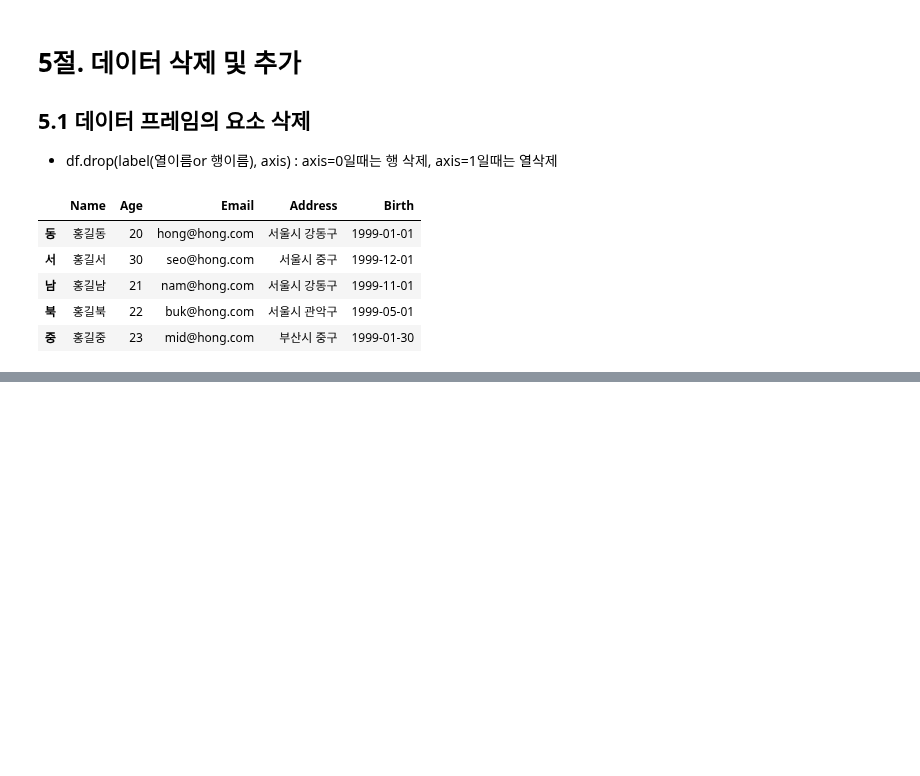
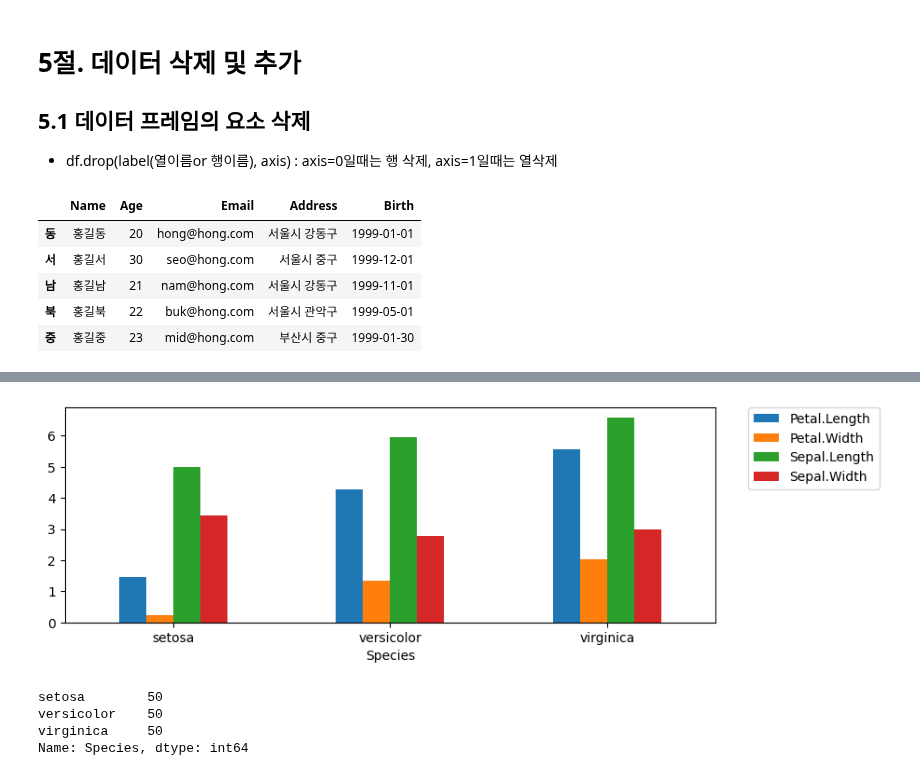
Before and after one commit to hayza1017/ai, a Jupyter notebook: Source/01_python/ch11. 데이터프레임과 시리즈(Pandas).ipynb, the cells around one changed output, grey strips where cells are left out. Saved outputs shown, nothing was run; the diff lists cells and outputs as text; code cells hidden in the pictures; blank space fills up the shorter version.

```diff
--- a/Source/01_python/ch11. 데이터프레임과 시리즈(Pandas).ipynb
+++ b/Source/01_python/ch11. 데이터프레임과 시리즈(Pandas).ipynb
@@ -1453,0 +2243,4 @@ member
+# %%
+from statsmodels.api import datasets
+iris = datasets.get_rdataset('iris').data
+iris.iloc[::25]
@@ -1453,0 +2349,7 @@ member
+# %%
+iris.groupby('Species').mean()
+g = iris.pivot_table(index='Species',
+                # values= ,
+                # aggfunc='mean'
+                )
+g
@@ -1453,0 +2362,17 @@ member
+# %%
+# 범례를 밖으로 : 시각화 20p. / 판다스60p.
+import matplotlib.pyplot as plt
+g.plot(kind='bar', figsize=(9,3), rot=0)
+plt.legend(bbox_to_anchor=(1.05, 1), loc=2, borderaxespad=0.)
+plt.show()
+# %% [output]
+[figure, added]
+# %%
+iris.pivot_table(index='Species', values='Sepal.Length', aggfunc='count')
+iris.groupby('Species')['Sepal.Length'].count()
+iris['Species'].value_counts() # 정렬까지
+# %% [output]
+setosa        50
+versicolor    50
+virginica     50
+Name: Species, dtype: int64
```
Also changed, not shown: parts of 110 cells of this notebook, 1 other file.
